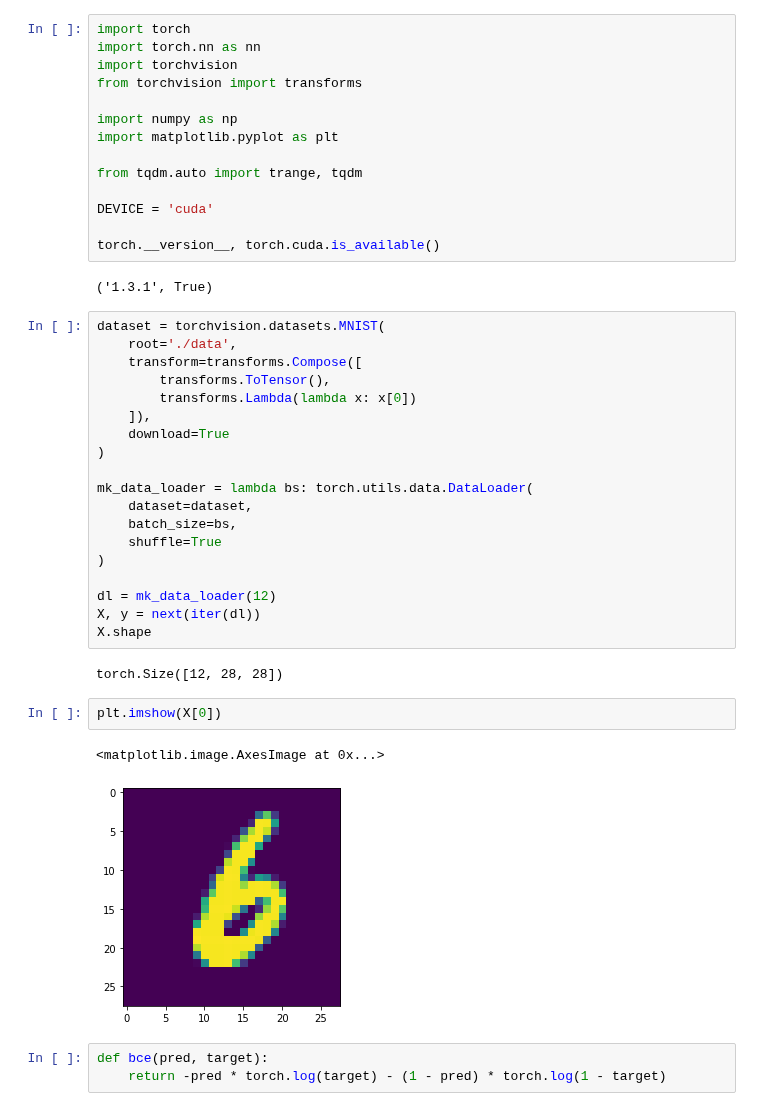
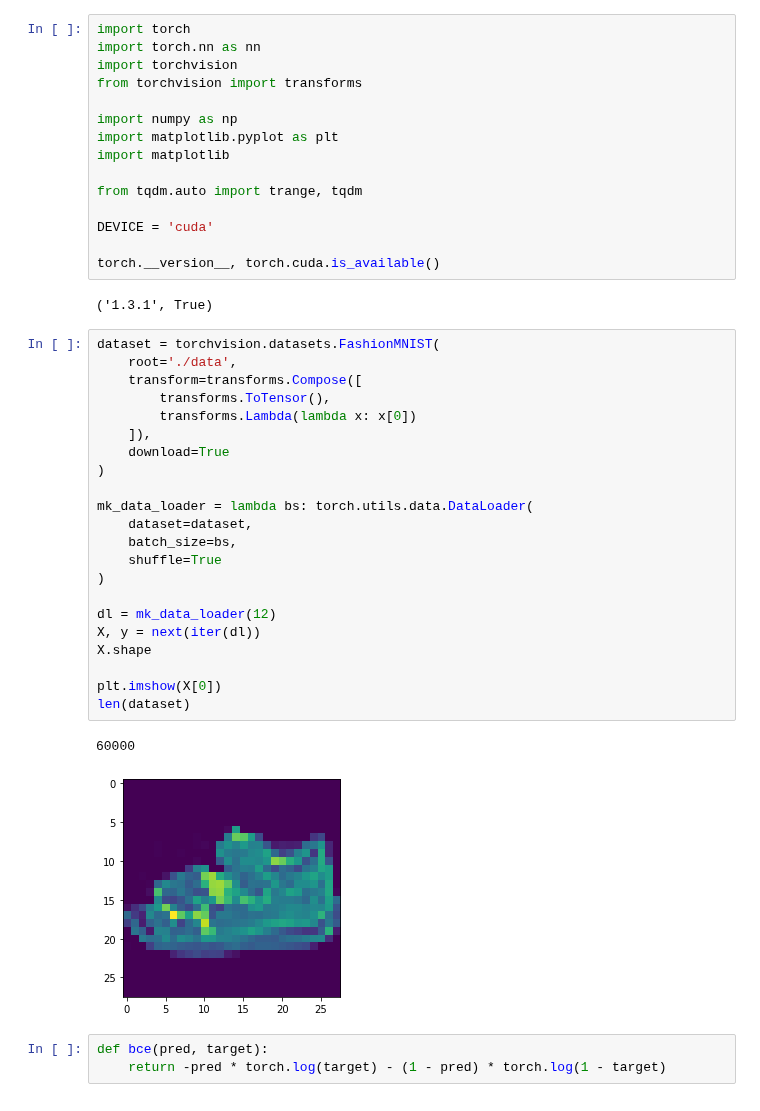
Before and after one commit to ichko/ml-playground, a Jupyter notebook: notebooks/VAE-TORCH-MNIST.ipynb, the cells around one changed output. Saved outputs shown, nothing was run; the diff lists cells and outputs as text.

```diff
--- a/notebooks/VAE-TORCH-MNIST.ipynb
+++ b/notebooks/VAE-TORCH-MNIST.ipynb
@@ -6,6 +6,7 @@ from torchvision import transforms
 
 import numpy as np
 import matplotlib.pyplot as plt
+import matplotlib
 
 from tqdm.auto import trange, tqdm
 
@@ -15,31 +16,30 @@ torch.__version__, torch.cuda.is_available()
 # %% [output]
 ('1.3.1', True)
 # %%
-dataset = torchvision.datasets.MNIST(
+dataset = torchvision.datasets.FashionMNIST(
     root='./data',
     transform=transforms.Compose([
         transforms.ToTensor(),
         transforms.Lambda(lambda x: x[0])
     ]),
     download=True
 )
 
 mk_data_loader = lambda bs: torch.utils.data.DataLoader(
     dataset=dataset,
     batch_size=bs,
     shuffle=True
 )
 
 dl = mk_data_loader(12)
 X, y = next(iter(dl))
 X.shape
+
+plt.imshow(X[0])
+len(dataset)
 # %% [output]
-torch.Size([12, 28, 28])
+60000
+[figure, added]
-# %%
-plt.imshow(X[0])
-# %% [output]
-<matplotlib.image.AxesImage at 0x...>
-[figure, removed]
 # %%
 def bce(pred, target):
     return -pred * torch.log(target) - (1 - pred) * torch.log(1 - target)
```
Also changed, not shown: parts of 13 cells of this notebook, 2 other files.
